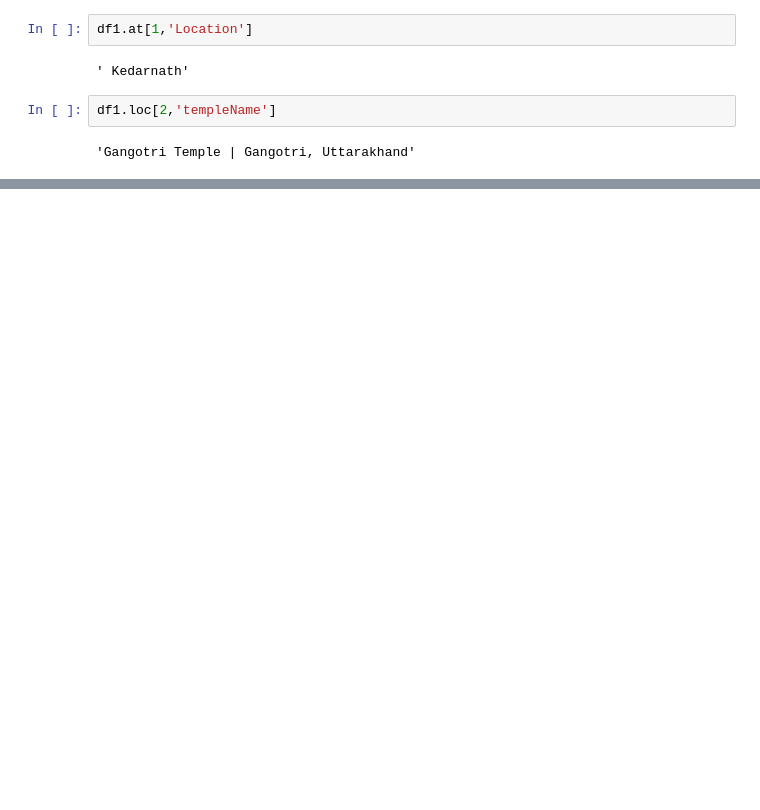
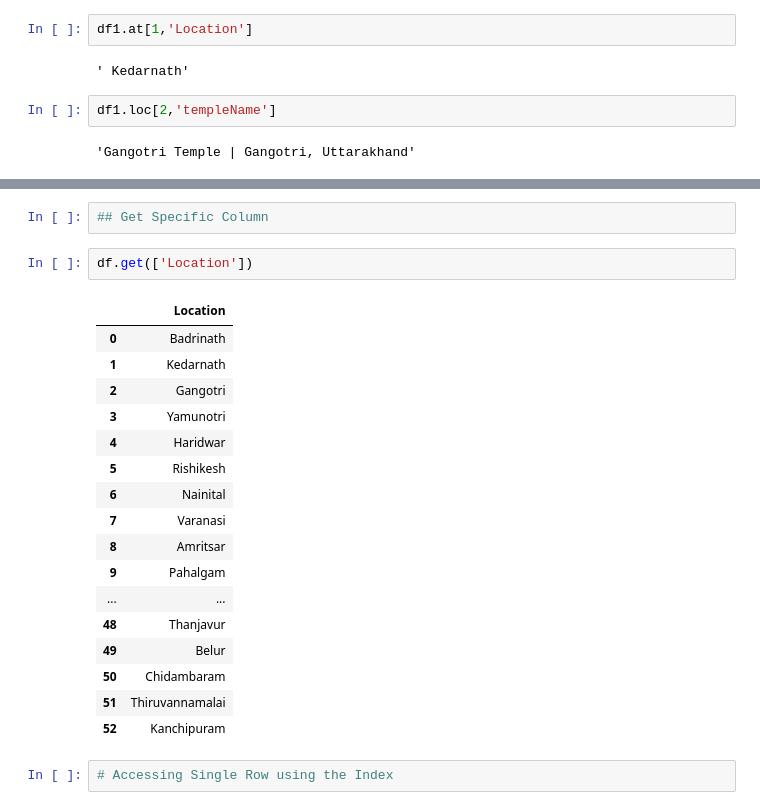
Before and after one commit to amsavalli-mylasalam/Pandas, a Jupyter notebook: PandasPractice1.ipynb, the cells around one changed output, grey strips where cells are left out. Saved outputs shown, nothing was run; the diff lists cells and outputs as text; blank space fills up the shorter version.

```diff
--- a/PandasPractice1.ipynb
+++ b/PandasPractice1.ipynb
@@ -508,0 +554,24 @@ df1.loc[2,'templeName']
+# %%
+## Get Specific Column
+# %%
+df.get(['Location'])
+# %% [output]
+|  | Location |
+| 0 | Badrinath |
+| 1 | Kedarnath |
+| 2 | Gangotri |
+| 3 | Yamunotri |
+| 4 | Haridwar |
+| 5 | Rishikesh |
+| 6 | Nainital |
+| 7 | Varanasi |
+| 8 | Amritsar |
+| 9 | Pahalgam |
+| ... | ... |
+| 48 | Thanjavur |
+| 49 | Belur |
+| 50 | Chidambaram |
+| 51 | Thiruvannamalai |
+| 52 | Kanchipuram |
+# %%
+# Accessing Single Row using the Index
```
Also changed, not shown: parts of 17 cells of this notebook.
